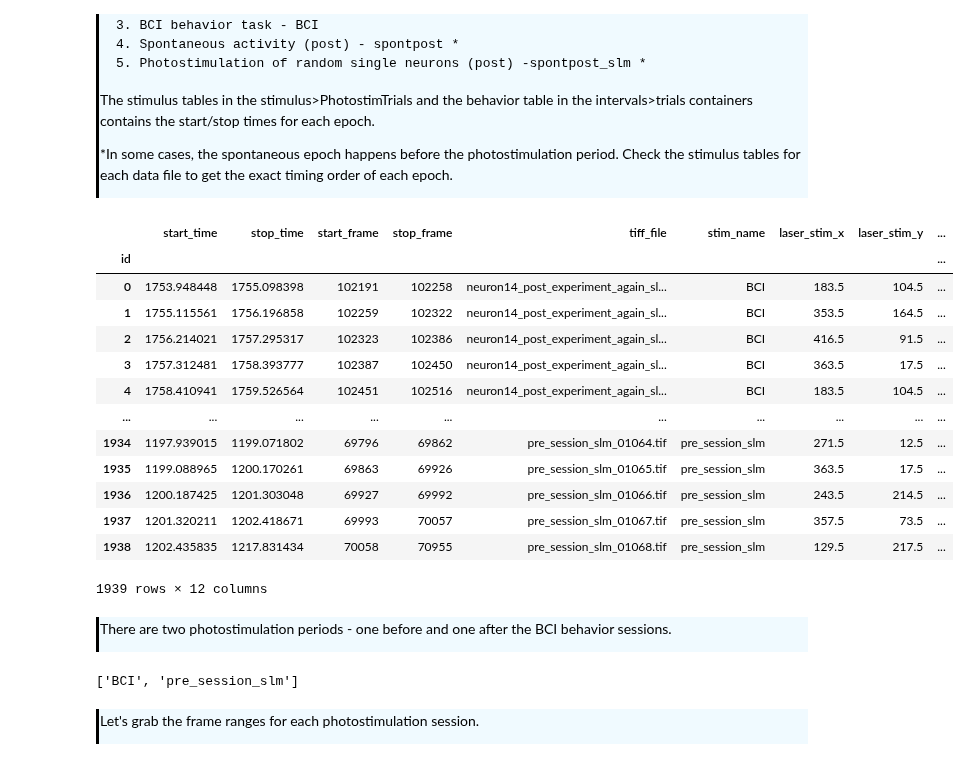
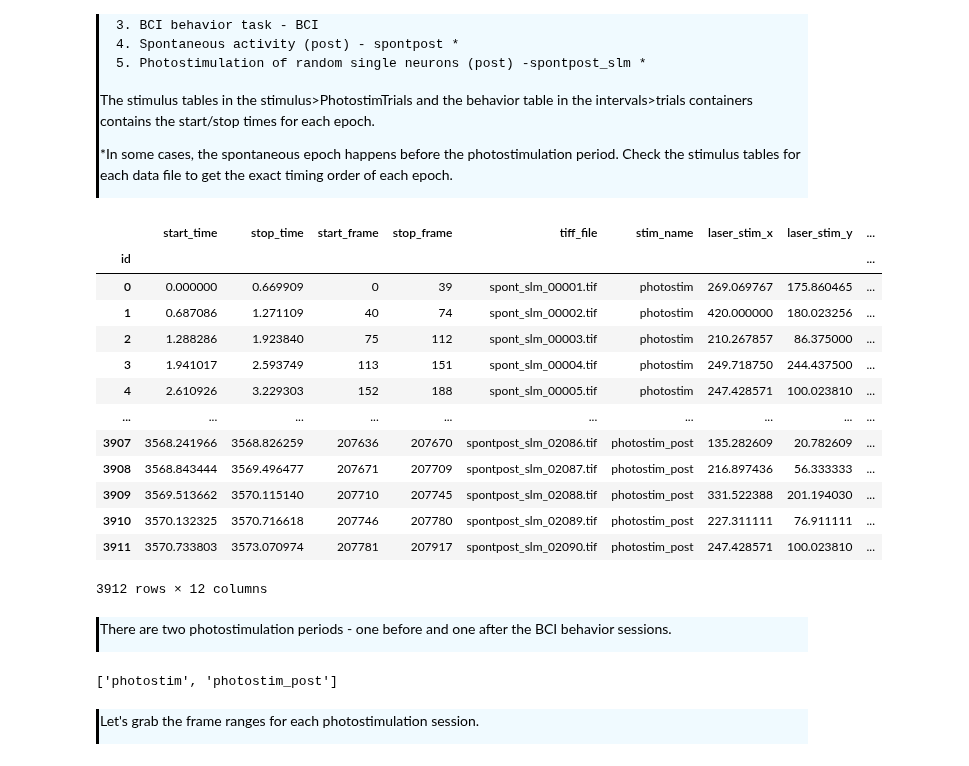
Before and after one commit to AllenNeuralDynamics/AIND-CNC-BCI-Workshop, a Jupyter notebook: code/load_data.ipynb, the cells around one changed output. Cells and saved outputs as stored; diff of their text form; code cells hidden in the pictures.

Commit message:
Edited datasets.json, load_data.ipynb; added metadata.ipynb

```diff
--- a/code/load_data.ipynb
+++ b/code/load_data.ipynb
@@ -27,0 +61,36 @@ from nwbwidgets import nwb2widget
+# %%
+def load_nwb_by_subject_and_date(base_dir, subject_id, partial_date):
+    """
+    Search for and load NWB files matching the subject ID and partial date.
+
+    Parameters:
+    - base_dir (str): Base directory to search.
+    - subject_id (str): Subject ID to match.
+    - partial_date (str): Partial date string to match.
+
+    Returns:
+    - List of loaded NWBFile objects.
+    """
+
+    for dir_name in os.listdir(base_dir):
+        if subject_id in dir_name and partial_date in dir_name:
+            dir_path = os.path.join(base_dir, dir_name)
+            if os.path.isdir(dir_path):
+                for sub_dir_name in os.listdir(dir_path):
+                    if subject_id in sub_dir_name and partial_date in sub_dir_name:
+                        sub_dir_path = os.path.join(dir_path, sub_dir_name)
+                        if os.path.isdir(sub_dir_path):
+                            try:
+                                with NWBZarrIO(sub_dir_path, 'r') as io:
+                                    nwbfile = io.read()
+                                    print(f"Loaded NWB file from: {sub_dir_path}")
+                            except Exception as e:
+                                print(f"Error loading file from {sub_dir_path}: {e}")
+
+    return nwbfile
+# %%
+base_path = "/data"
+subject_id = "767715"
+partial_date = "2025-02-13"
+
+nwbfile = load_nwb_by_subject_and_date(base_path, subject_id, partial_date)
@@ -80,24 +150,24 @@ The stimulus tables in the stimulus>PhotostimTrials and the behavior table in th
 # %%
 # Get the epoch time periods from the nwb file
 
 # Convert the hdmf to Pandas DataFrame
-photostim_table = nwbfile_read.stimulus["PhotostimTrials"].to_dataframe()
+photostim_table = nwbfile.stimulus["PhotostimTrials"].to_dataframe()
 photostim_table
 # %% [output]
 |  | start_time | stop_time | start_frame | stop_frame | tiff_file | stim_name | laser_stim_x | laser_stim_y | ... |
 | id |  |  |  |  |  |  |  |  | ... |
-| 0 | 1753.948448 | 1755.098398 | 102191 | 102258 | neuron14_post_experiment_again_sl... | BCI | 183.5 | 104.5 | ... |
-| 1 | 1755.115561 | 1756.196858 | 102259 | 102322 | neuron14_post_experiment_again_sl... | BCI | 353.5 | 164.5 | ... |
-| 2 | 1756.214021 | 1757.295317 | 102323 | 102386 | neuron14_post_experiment_again_sl... | BCI | 416.5 | 91.5 | ... |
-| 3 | 1757.312481 | 1758.393777 | 102387 | 102450 | neuron14_post_experiment_again_sl... | BCI | 363.5 | 17.5 | ... |
-| 4 | 1758.410941 | 1759.526564 | 102451 | 102516 | neuron14_post_experiment_again_sl... | BCI | 183.5 | 104.5 | ... |
+| 0 | 0.000000 | 0.669909 | 0 | 39 | spont_slm_00001.tif | photostim | 269.069767 | 175.860465 | ... |
+| 1 | 0.687086 | 1.271109 | 40 | 74 | spont_slm_00002.tif | photostim | 420.000000 | 180.023256 | ... |
+| 2 | 1.288286 | 1.923840 | 75 | 112 | spont_slm_00003.tif | photostim | 210.267857 | 86.375000 | ... |
+| 3 | 1.941017 | 2.593749 | 113 | 151 | spont_slm_00004.tif | photostim | 249.718750 | 244.437500 | ... |
+| 4 | 2.610926 | 3.229303 | 152 | 188 | spont_slm_00005.tif | photostim | 247.428571 | 100.023810 | ... |
 | ... | ... | ... | ... | ... | ... | ... | ... | ... | ... |
-| 1934 | 1197.939015 | 1199.071802 | 69796 | 69862 | pre_session_slm_01064.tif | pre_session_slm | 271.5 | 12.5 | ... |
-| 1935 | 1199.088965 | 1200.170261 | 69863 | 69926 | pre_session_slm_01065.tif | pre_session_slm | 363.5 | 17.5 | ... |
-| 1936 | 1200.187425 | 1201.303048 | 69927 | 69992 | pre_session_slm_01066.tif | pre_session_slm | 243.5 | 214.5 | ... |
-| 1937 | 1201.320211 | 1202.418671 | 69993 | 70057 | pre_session_slm_01067.tif | pre_session_slm | 357.5 | 73.5 | ... |
-| 1938 | 1202.435835 | 1217.831434 | 70058 | 70955 | pre_session_slm_01068.tif | pre_session_slm | 129.5 | 217.5 | ... |
+| 3907 | 3568.241966 | 3568.826259 | 207636 | 207670 | spontpost_slm_02086.tif | photostim_post | 135.282609 | 20.782609 | ... |
+| 3908 | 3568.843444 | 3569.496477 | 207671 | 207709 | spontpost_slm_02087.tif | photostim_post | 216.897436 | 56.333333 | ... |
+| 3909 | 3569.513662 | 3570.115140 | 207710 | 207745 | spontpost_slm_02088.tif | photostim_post | 331.522388 | 201.194030 | ... |
+| 3910 | 3570.132325 | 3570.716618 | 207746 | 207780 | spontpost_slm_02089.tif | photostim_post | 227.311111 | 76.911111 | ... |
+| 3911 | 3570.733803 | 3573.070974 | 207781 | 207917 | spontpost_slm_02090.tif | photostim_post | 247.428571 | 100.023810 | ... |
-1939 rows × 12 columns
+3912 rows × 12 columns
 # %% [markdown]
 <div style="border-left: 3px solid #000; padding: 1px; padding-left: 10px; background: #F0FAFF; ">
 
@@ -105,7 +175,7 @@ There are two photostimulation periods - one before and one after the BCI behavi
 # %%
 photostim_table.stim_name.unique().tolist()
 # %% [output]
-['BCI', 'pre_session_slm']
+['photostim', 'photostim_post']
 # %% [markdown]
 <div style="border-left: 3px solid #000; padding: 1px; padding-left: 10px; background: #F0FAFF; ">
 
```
Also changed, not shown: parts of 27 cells of this notebook, 2 other files.
